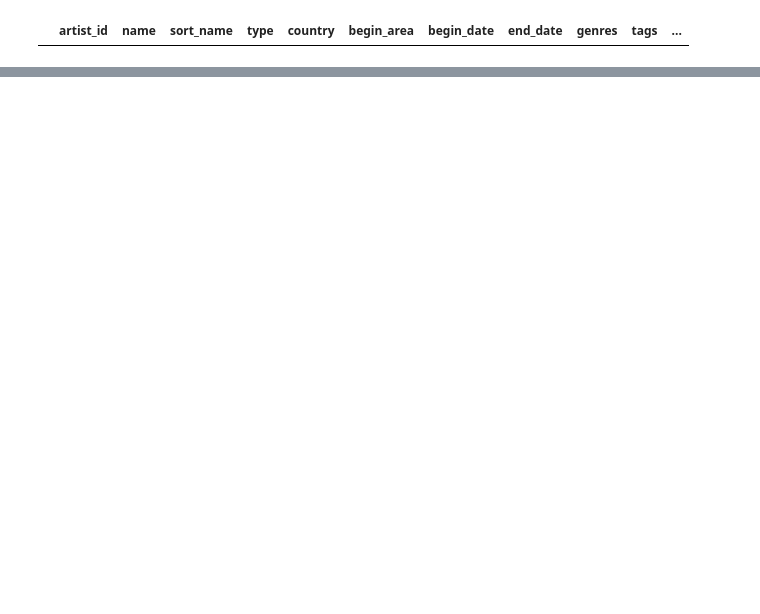
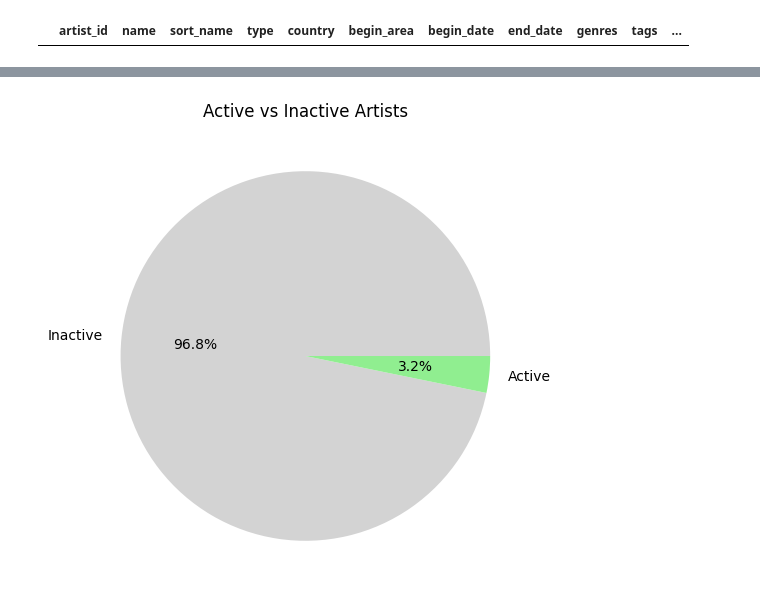
Before and after one commit to JuanDavidDazaR/workshop_2_etl_process_using_airflow, a Jupyter notebook: notebooks/004_eda_api.ipynb, the cells around one changed output, grey strips where cells are left out. Cells and saved outputs as stored; diff of their text form; code cells hidden in the pictures; blank space fills up the shorter version.

```diff
--- a/notebooks/004_eda_api.ipynb
+++ b/notebooks/004_eda_api.ipynb
@@ -231,0 +335,18 @@ plt.show()
+# %%
+df['end_year'] = pd.to_numeric(df['end_date'].str[:4], errors='coerce')
+df['is_active'] = df['end_year'].isna()
+
+fig, ax = plt.subplots(figsize=(6, 6))
+df['is_active'].value_counts().plot(
+    kind='pie',
+    ax=ax,
+    autopct='%1.1f%%',
+    labels=['Inactive', 'Active'],
+    colors=['lightgrey', 'lightgreen']
+)
+ax.set_title('Active vs Inactive Artists')
+ax.set_ylabel('')
+
+plt.show()
+# %% [output]
+[figure, added]
```
Also changed, not shown: parts of 43 cells of this notebook, 13 other files.
